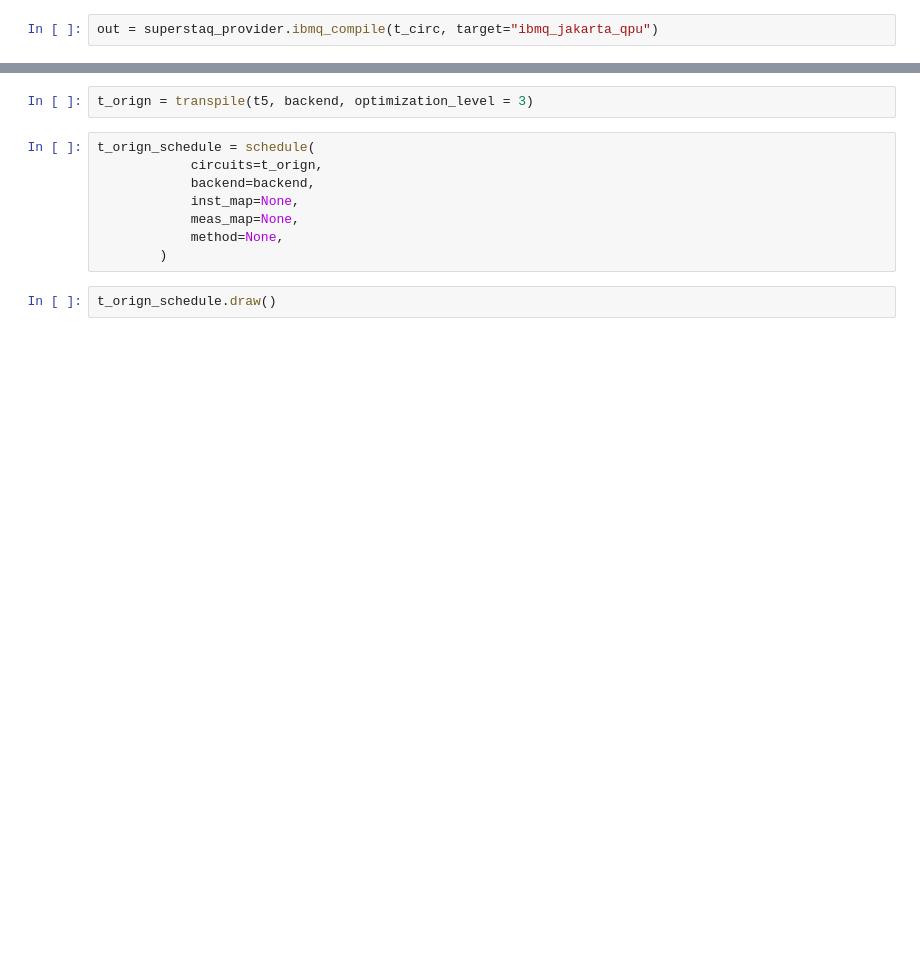
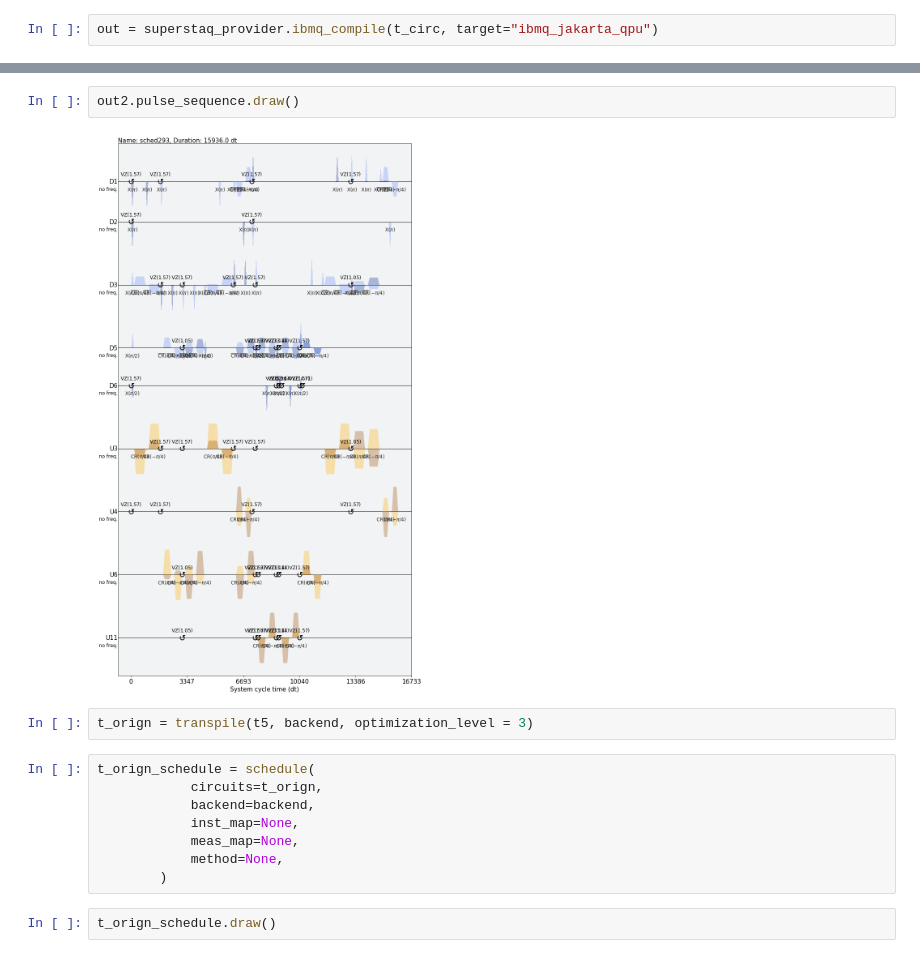
Before and after one commit to revilooliver/context-aware-decomposition, a Jupyter notebook: test_context_pulse_pass.ipynb, the cells around one changed output, grey strips where cells are left out. Drawn from its saved outputs; the diff is of its cells as text; blank space fills up the shorter version.

```diff
--- a/test_context_pulse_pass.ipynb
+++ b/test_context_pulse_pass.ipynb
@@ -169,3 +199,7 @@ out2.circuit.draw(output='mpl')
+# %%
+out2.pulse_sequence.draw()
+# %% [output]
+[figure, added]
 # %%
 t_orign = transpile(t5, backend, optimization_level = 3)
 # %%
```
Also changed, not shown: parts of 18 cells of this notebook, 30 other files.
